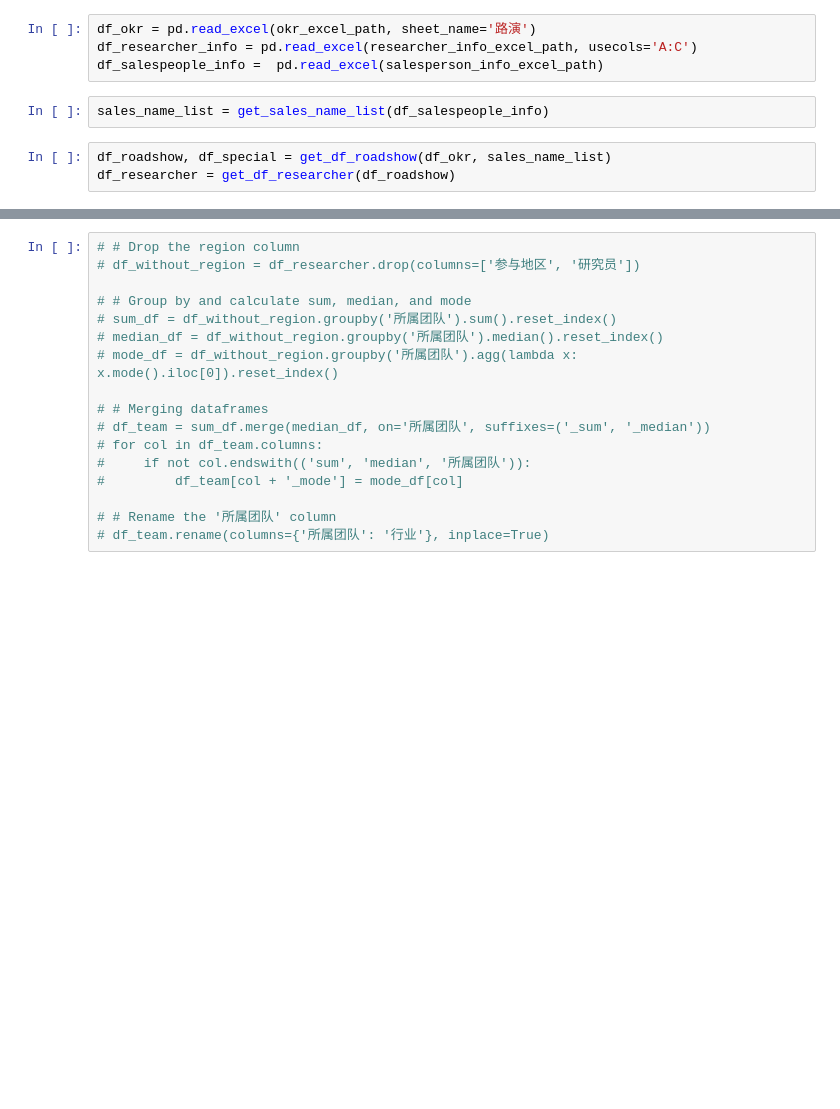
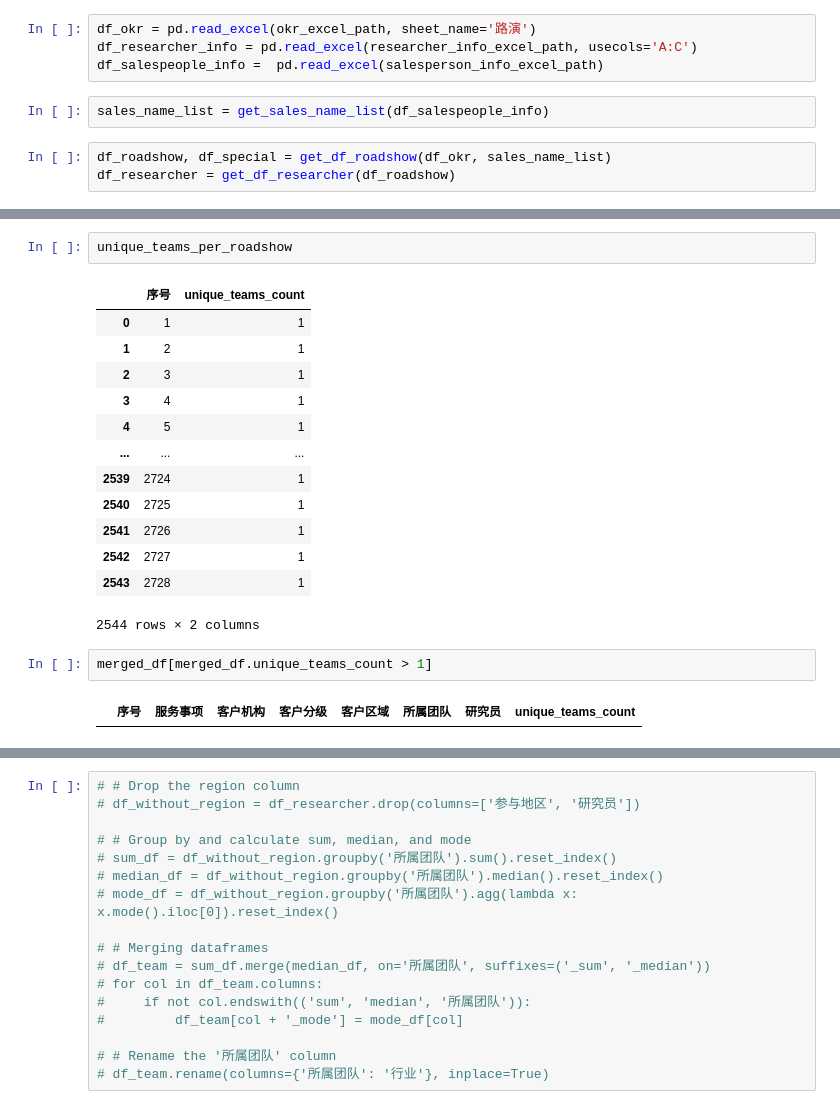
Before and after one commit to OuHaoyun/okr-evaluation, a Jupyter notebook: okr-eval-v2.ipynb, the cells around one changed output, grey strips where cells are left out. Saved outputs shown, nothing was run; the diff lists cells and outputs as text; blank space fills up the shorter version.

```diff
--- a/okr-eval-v2.ipynb
+++ b/okr-eval-v2.ipynb
@@ -16,0 +103,20 @@ df_researcher = get_df_researcher(df_roadshow)
+# %%
+unique_teams_per_roadshow
+# %% [output]
+|  | 序号 | unique_teams_count |
+| 0 | 1 | 1 |
+| 1 | 2 | 1 |
+| 2 | 3 | 1 |
+| 3 | 4 | 1 |
+| 4 | 5 | 1 |
+| ... | ... | ... |
+| 2539 | 2724 | 1 |
+| 2540 | 2725 | 1 |
+| 2541 | 2726 | 1 |
+| 2542 | 2727 | 1 |
+| 2543 | 2728 | 1 |
+2544 rows × 2 columns
+# %%
+merged_df[merged_df.unique_teams_count > 1]
+# %% [output]
+|  | 序号 | 服务事项 | 客户机构 | 客户分级 | 客户区域 | 所属团队 | 研究员 | unique_teams_count |
```
Also changed, not shown: parts of 9 cells of this notebook, 1 other file.
